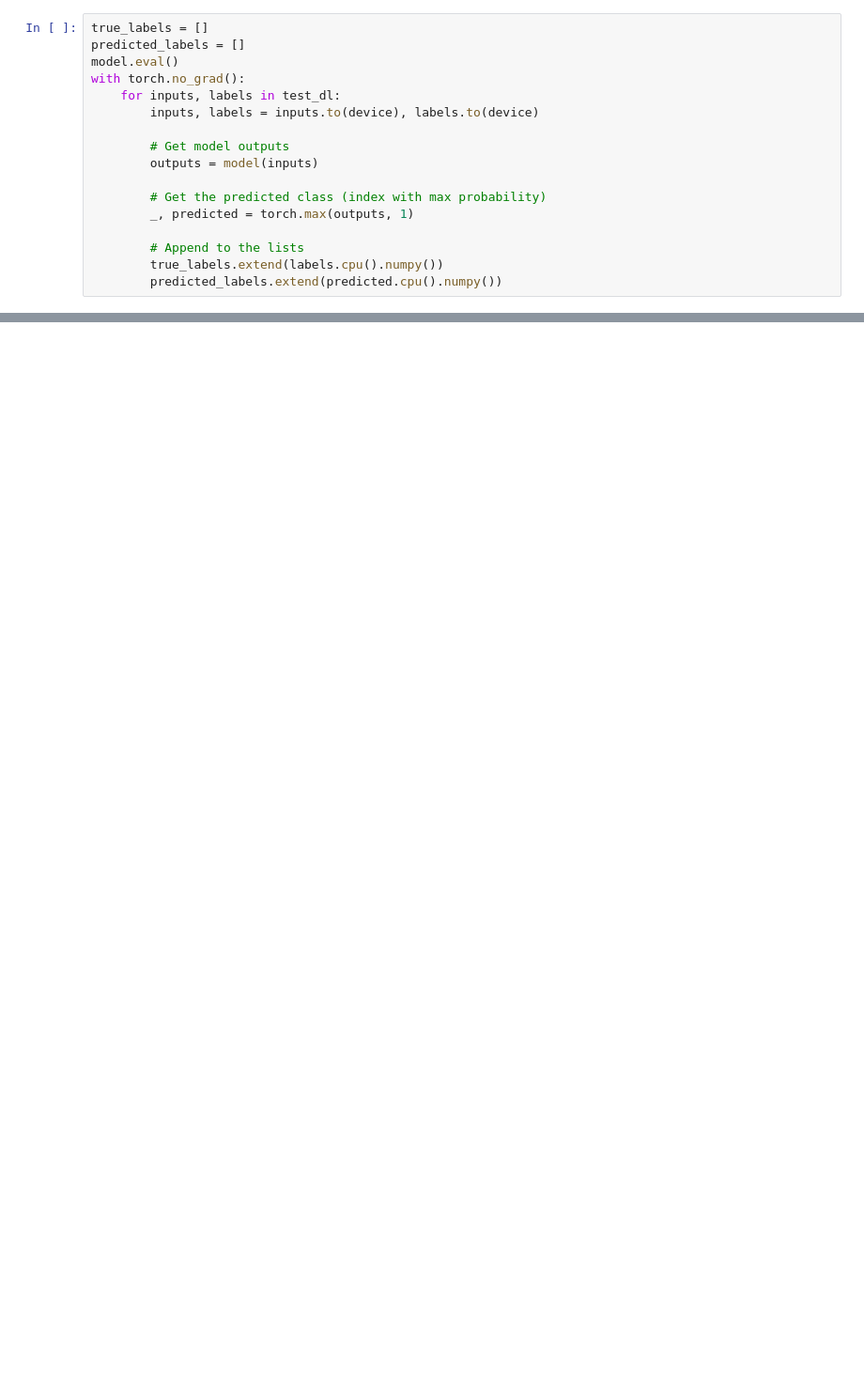
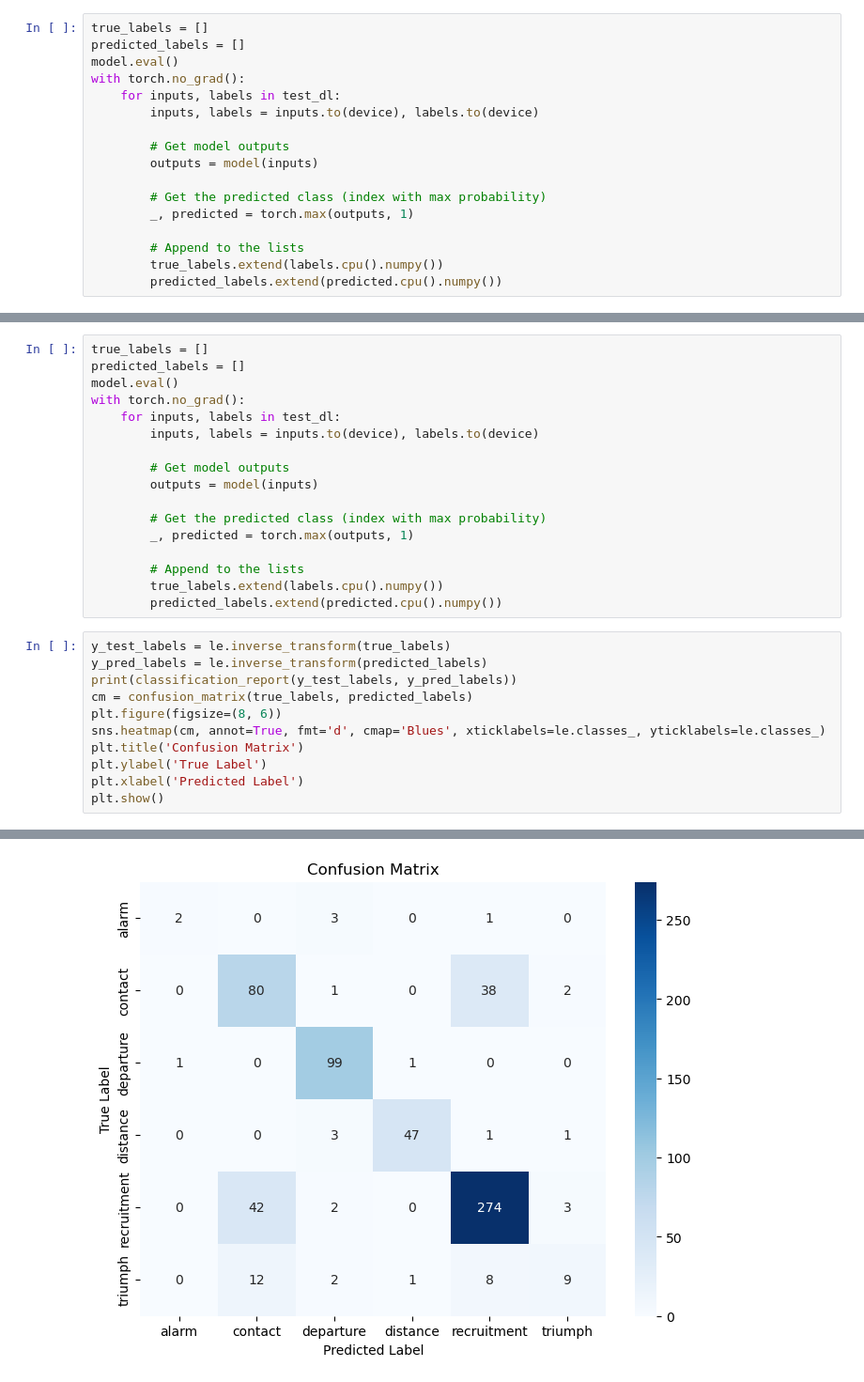
Before and after one commit to lgies23/GooseVocalizations---Thesis-code, a Jupyter notebook: classify_call_types.ipynb, the cells around one changed output, grey strips where cells are left out. Shown: that part at 94% size. Saved outputs shown, nothing was run; the diff lists cells and outputs as text; blank space fills up the shorter version.

```diff
--- a/classify_call_types.ipynb
+++ b/classify_call_types.ipynb
@@ -473,0 +599,29 @@ weighted avg       0.77      0.79      0.77       633
+# %%
+true_labels = []
+predicted_labels = []
+model.eval()
+with torch.no_grad():
+    for inputs, labels in test_dl:
+        inputs, labels = inputs.to(device), labels.to(device)
+
+        # Get model outputs
+        outputs = model(inputs)
+
+        # Get the predicted class (index with max probability)
+        _, predicted = torch.max(outputs, 1)
+
+        # Append to the lists
+        true_labels.extend(labels.cpu().numpy())
+        predicted_labels.extend(predicted.cpu().numpy())
+# %%
+y_test_labels = le.inverse_transform(true_labels)
+y_pred_labels = le.inverse_transform(predicted_labels)
+print(classification_report(y_test_labels, y_pred_labels))
+cm = confusion_matrix(true_labels, predicted_labels)
+plt.figure(figsize=(8, 6))
+sns.heatmap(cm, annot=True, fmt='d', cmap='Blues', xticklabels=le.classes_, yticklabels=le.classes_)
+plt.title('Confusion Matrix')
+plt.ylabel('True Label')
+plt.xlabel('Predicted Label')
+plt.show()
+# %% [output]
@@ -473,0 +640 @@ weighted avg       0.77      0.79      0.77       633
+[figure, added]
```
Also changed, not shown: parts of 9 cells of this notebook.
